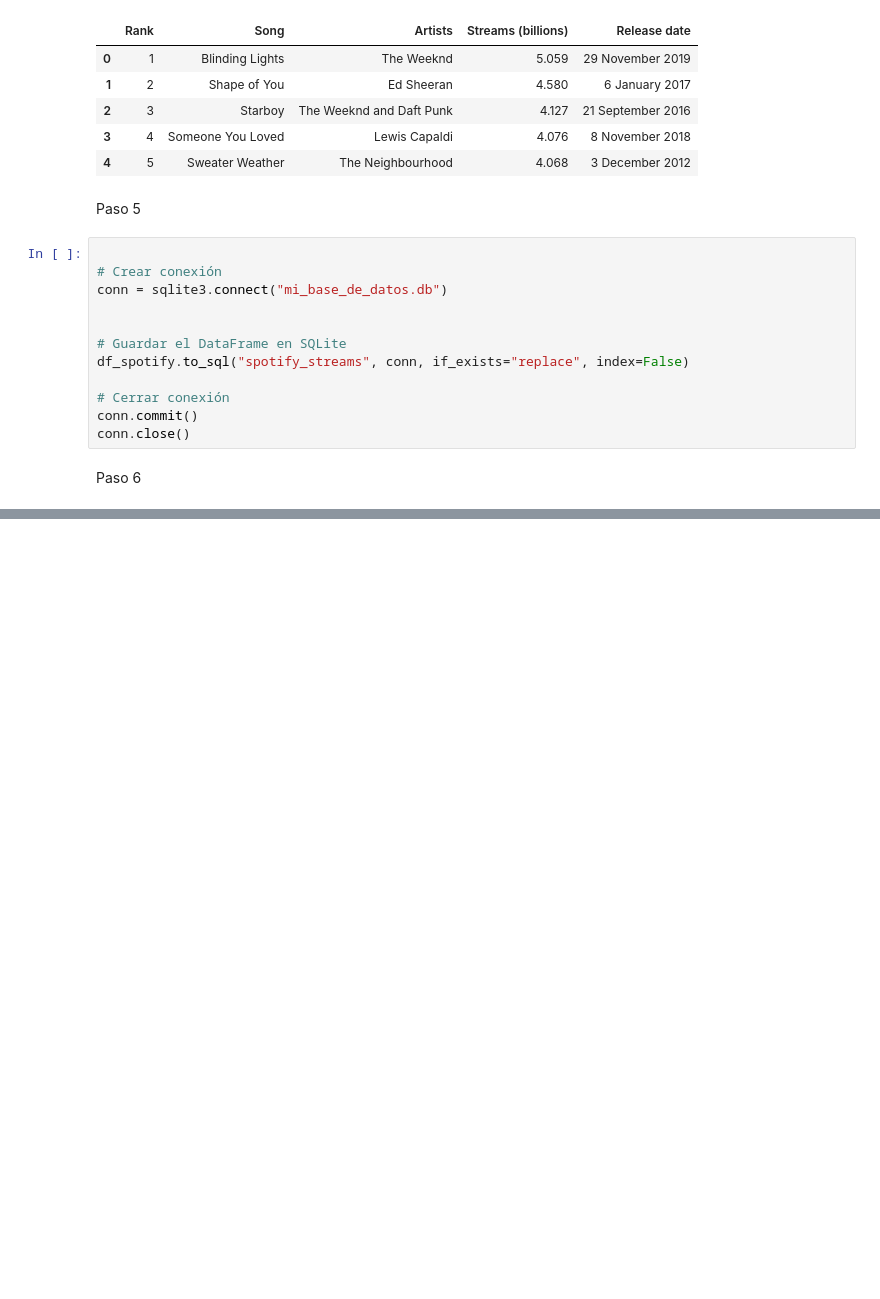
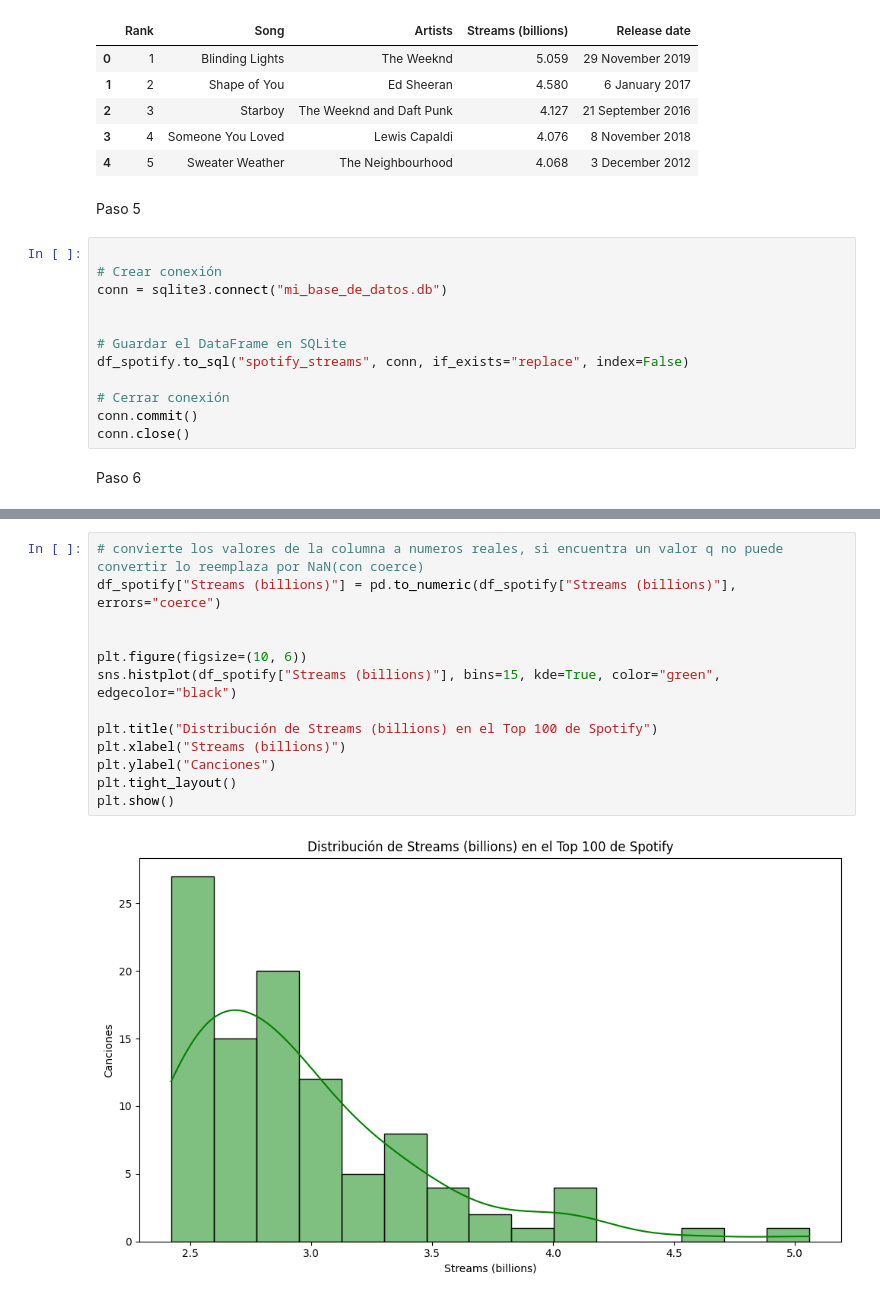
Before and after one commit to 4GeeksAcademy/agumarquez-web-scraping-project-tutorial, a Jupyter notebook: src/explore.es.ipynb, the cells around one changed output, grey strips where cells are left out. Cells and saved outputs as stored; diff of their text form; blank space fills up the shorter version.

```diff
--- a/src/explore.es.ipynb
+++ b/src/explore.es.ipynb
@@ -100,0 +134,15 @@ Passing `palette` without assigning `hue` is deprecated and will be removed in v
+# %%
+# convierte los valores de la columna a numeros reales, si encuentra un valor q no puede convertir lo reemplaza por NaN(con coerce)
+df_spotify["Streams (billions)"] = pd.to_numeric(df_spotify["Streams (billions)"], errors="coerce")
+
+
+plt.figure(figsize=(10, 6))
+sns.histplot(df_spotify["Streams (billions)"], bins=15, kde=True, color="green", edgecolor="black")
+
+plt.title("Distribución de Streams (billions) en el Top 100 de Spotify")
+plt.xlabel("Streams (billions)")
+plt.ylabel("Canciones")
+plt.tight_layout()
+plt.show()
+# %% [output]
+[figure, added]
```
Also changed, not shown: parts of 3 cells of this notebook, 2 other files.
